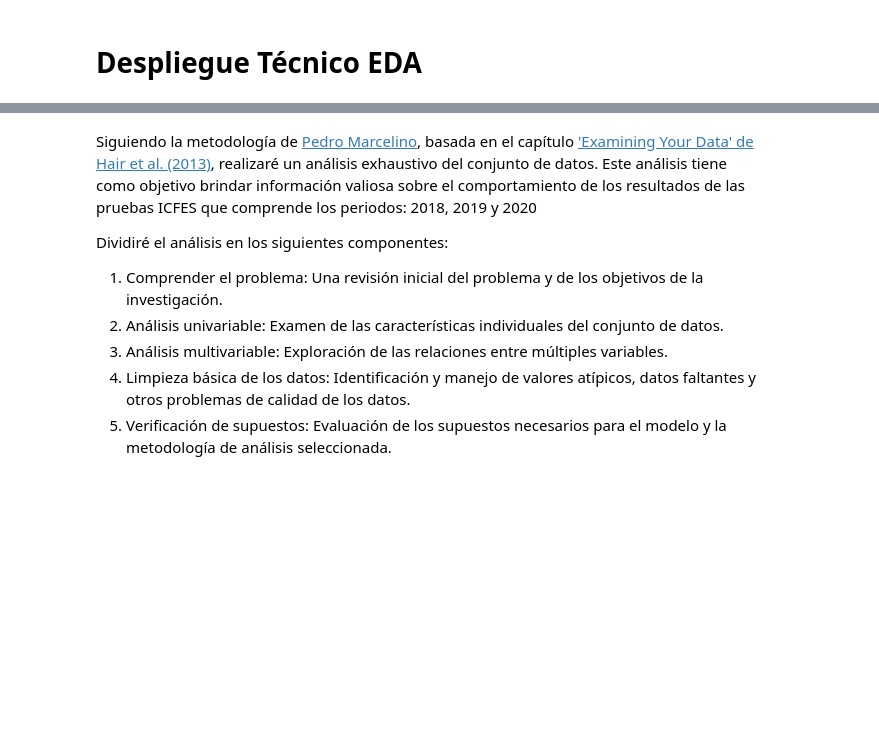
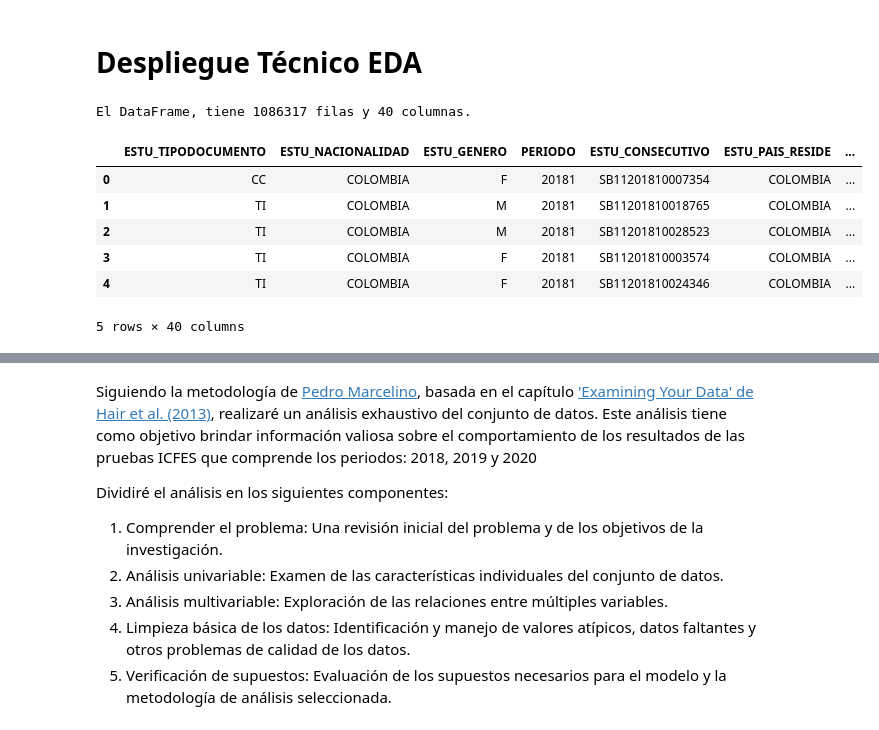
Before and after one commit to wespitia9/AVDV3-219, a Jupyter notebook: Modulo_3-Programacion_Avanzada_y_Automatizacion/Modulo-3_dev.ipynb, the cells around one changed output, grey strips where cells are left out. Saved outputs shown, nothing was run; the diff lists cells and outputs as text; code cells hidden in the pictures; blank space fills up the shorter version.

```diff
--- a/Modulo_3-Programacion_Avanzada_y_Automatizacion/Modulo-3_dev.ipynb
+++ b/Modulo_3-Programacion_Avanzada_y_Automatizacion/Modulo-3_dev.ipynb
@@ -280,9 +280,22 @@ plt.show()
 # Despliegue Técnico EDA
 # %%
 # Se crea un DataFrame nuevo, utilizando los datos existentes del dataset
-
+df_acumulado_saber_11 = pd.DataFrame(df_acumulado_saber_11)
 
 # Consulta y validación de la cantidad de filas y columnas del dataframe
-
+num_rows, num_cols = df_acumulado_saber_11.shape
 
 # Imprimir mensaje y valores de salidas del dataframe
+print(f'El DataFrame, tiene {num_rows} filas y {num_cols} columnas.')
+# %% [output]
+El DataFrame, tiene 1086317 filas y 40 columnas.
+# %%
+df_acumulado_saber_11.head(5)
+# %% [output]
+|  | ESTU_TIPODOCUMENTO | ESTU_NACIONALIDAD | ESTU_GENERO | PERIODO | ESTU_CONSECUTIVO | ESTU_PAIS_RESIDE | ... |
+| 0 | CC | COLOMBIA | F | 20181 | SB11201810007354 | COLOMBIA | ... |
+| 1 | TI | COLOMBIA | M | 20181 | SB11201810018765 | COLOMBIA | ... |
+| 2 | TI | COLOMBIA | M | 20181 | SB11201810028523 | COLOMBIA | ... |
+| 3 | TI | COLOMBIA | F | 20181 | SB11201810003574 | COLOMBIA | ... |
+| 4 | TI | COLOMBIA | F | 20181 | SB11201810024346 | COLOMBIA | ... |
+5 rows × 40 columns
```
Also changed, not shown: parts of 5 cells of this notebook.
